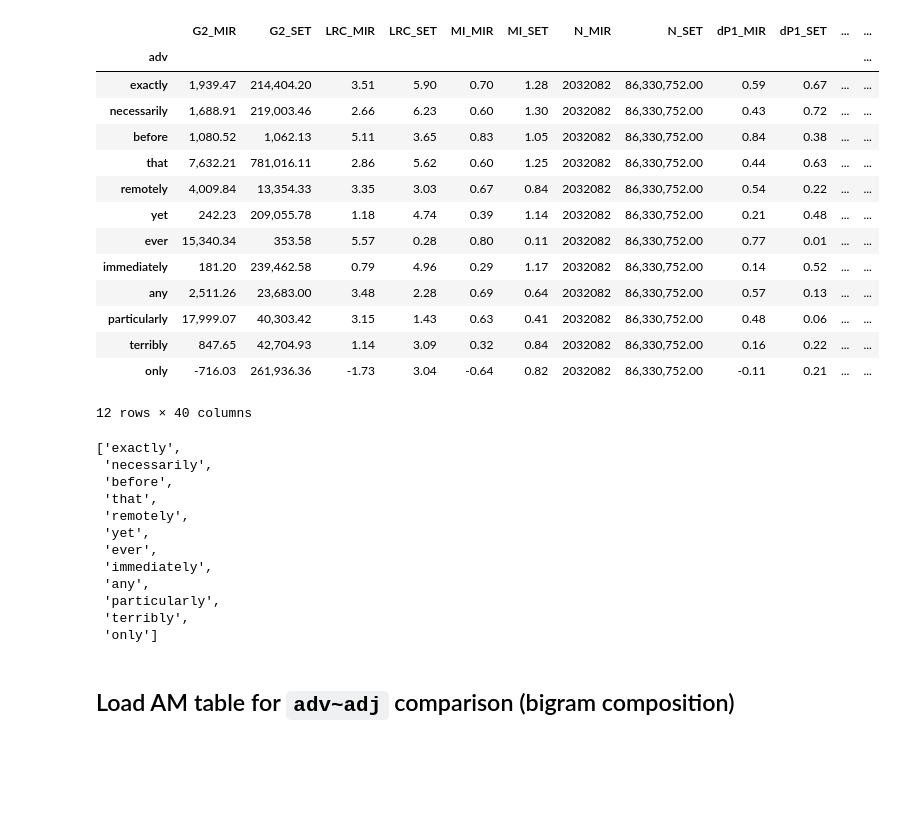
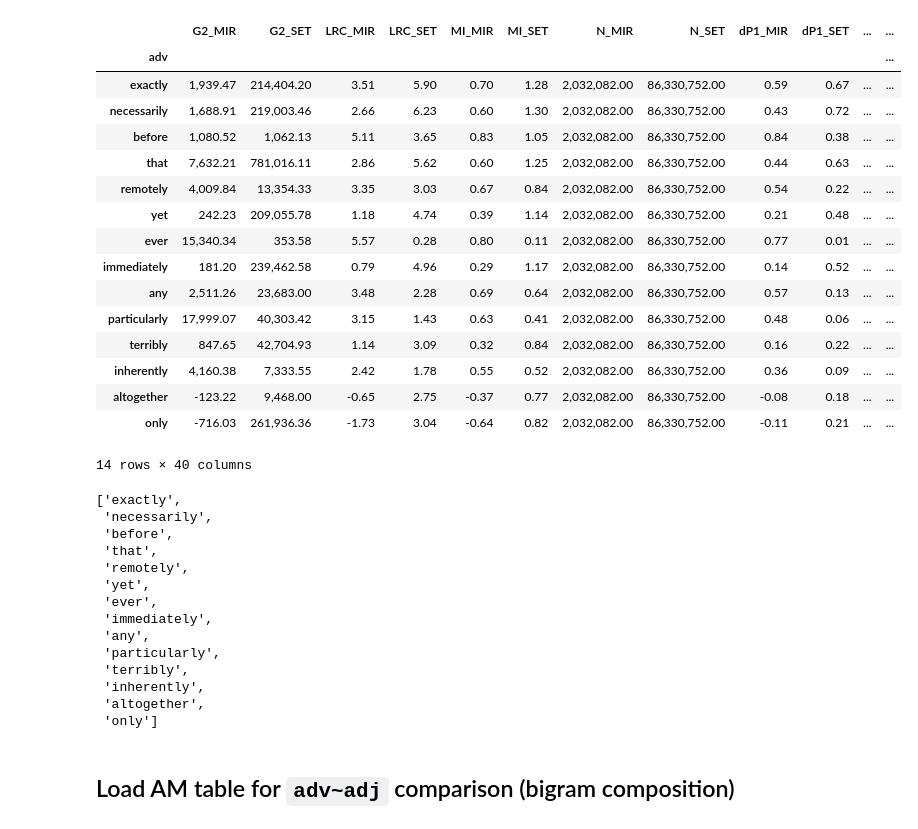
Before and after one commit to AndreaTheLinguist/sanpi, a Jupyter notebook: notebooks/top_NEGadv_bigram-composition.ipynb, the cells around one changed output. Cells and saved outputs as stored; diff of their text form; code cells hidden in the pictures; blank space fills up the shorter version.

```diff
--- a/notebooks/top_NEGadv_bigram-composition.ipynb
+++ b/notebooks/top_NEGadv_bigram-composition.ipynb
@@ -1,43 +1,45 @@
 # %%
 from pathlib import Path
 
 import pandas as pd
 
 from source.utils import POST_PROC_DIR, corners, timestamp_today
 from source.utils.associate import AM_DF_DIR, TOP_AM_DIR, adjust_assoc_columns
 from source.utils.sample import sample_pickle as sp
 
-K=8
-
+K=9
+DATE=timestamp_today()
 FOCUS_ORIG = ['f', 'E11', 'unexpected_f',
               'am_p1_given2', 'conservative_log_ratio',
               'am_log_likelihood', 't_score',
               'mutual_information', 'am_odds_ratio_disc',
               'N', 'f1', 'f2', 'l1', 'l2']
 FOCUS = adjust_assoc_columns(FOCUS_ORIG)
-HITS_SAMPLE_PATH = TOP_AM_DIR.joinpath(f'top8adv_sample-5-hit-tables_2024-05-13.pkl.gz')
+HITS_SAMPLE_PATH = TOP_AM_DIR.joinpath(f'top{K}adv_sample-{K}-hit-tables_{DATE}.pkl.gz')
 pd.set_option("display.float_format", '{:,.2f}'.format)
 pd.set_option("display.max_colwidth", 80)
 adv_am = pd.read_csv(
-    TOP_AM_DIR / 'Top7_NEG-ADV_combined.35f-7c_2024-05-15.csv').set_index('adv')
+    TOP_AM_DIR / f'Top{K}_NEG-ADV_combined.35f-7c_{DATE}.csv').set_index('adv')
 # loaded_cols = adv_am.columns.to_list()
 adv_am
 # %% [output]
 |  | G2_MIR | G2_SET | LRC_MIR | LRC_SET | MI_MIR | MI_SET | N_MIR | N_SET | dP1_MIR | dP1_SET | ... | ... |
 | adv |  |  |  |  |  |  |  |  |  |  |  | ... |
-| exactly | 1,939.47 | 214,404.20 | 3.51 | 5.90 | 0.70 | 1.28 | 2032082 | 86,330,752.00 | 0.59 | 0.67 | ... | ... |
-| necessarily | 1,688.91 | 219,003.46 | 2.66 | 6.23 | 0.60 | 1.30 | 2032082 | 86,330,752.00 | 0.43 | 0.72 | ... | ... |
-| before | 1,080.52 | 1,062.13 | 5.11 | 3.65 | 0.83 | 1.05 | 2032082 | 86,330,752.00 | 0.84 | 0.38 | ... | ... |
-| that | 7,632.21 | 781,016.11 | 2.86 | 5.62 | 0.60 | 1.25 | 2032082 | 86,330,752.00 | 0.44 | 0.63 | ... | ... |
-| remotely | 4,009.84 | 13,354.33 | 3.35 | 3.03 | 0.67 | 0.84 | 2032082 | 86,330,752.00 | 0.54 | 0.22 | ... | ... |
-| yet | 242.23 | 209,055.78 | 1.18 | 4.74 | 0.39 | 1.14 | 2032082 | 86,330,752.00 | 0.21 | 0.48 | ... | ... |
-| ever | 15,340.34 | 353.58 | 5.57 | 0.28 | 0.80 | 0.11 | 2032082 | 86,330,752.00 | 0.77 | 0.01 | ... | ... |
-| immediately | 181.20 | 239,462.58 | 0.79 | 4.96 | 0.29 | 1.17 | 2032082 | 86,330,752.00 | 0.14 | 0.52 | ... | ... |
-| any | 2,511.26 | 23,683.00 | 3.48 | 2.28 | 0.69 | 0.64 | 2032082 | 86,330,752.00 | 0.57 | 0.13 | ... | ... |
-| particularly | 17,999.07 | 40,303.42 | 3.15 | 1.43 | 0.63 | 0.41 | 2032082 | 86,330,752.00 | 0.48 | 0.06 | ... | ... |
-| terribly | 847.65 | 42,704.93 | 1.14 | 3.09 | 0.32 | 0.84 | 2032082 | 86,330,752.00 | 0.16 | 0.22 | ... | ... |
-| only | -716.03 | 261,936.36 | -1.73 | 3.04 | -0.64 | 0.82 | 2032082 | 86,330,752.00 | -0.11 | 0.21 | ... | ... |
+| exactly | 1,939.47 | 214,404.20 | 3.51 | 5.90 | 0.70 | 1.28 | 2,032,082.00 | 86,330,752.00 | 0.59 | 0.67 | ... | ... |
+| necessarily | 1,688.91 | 219,003.46 | 2.66 | 6.23 | 0.60 | 1.30 | 2,032,082.00 | 86,330,752.00 | 0.43 | 0.72 | ... | ... |
+| before | 1,080.52 | 1,062.13 | 5.11 | 3.65 | 0.83 | 1.05 | 2,032,082.00 | 86,330,752.00 | 0.84 | 0.38 | ... | ... |
+| that | 7,632.21 | 781,016.11 | 2.86 | 5.62 | 0.60 | 1.25 | 2,032,082.00 | 86,330,752.00 | 0.44 | 0.63 | ... | ... |
+| remotely | 4,009.84 | 13,354.33 | 3.35 | 3.03 | 0.67 | 0.84 | 2,032,082.00 | 86,330,752.00 | 0.54 | 0.22 | ... | ... |
+| yet | 242.23 | 209,055.78 | 1.18 | 4.74 | 0.39 | 1.14 | 2,032,082.00 | 86,330,752.00 | 0.21 | 0.48 | ... | ... |
+| ever | 15,340.34 | 353.58 | 5.57 | 0.28 | 0.80 | 0.11 | 2,032,082.00 | 86,330,752.00 | 0.77 | 0.01 | ... | ... |
+| immediately | 181.20 | 239,462.58 | 0.79 | 4.96 | 0.29 | 1.17 | 2,032,082.00 | 86,330,752.00 | 0.14 | 0.52 | ... | ... |
+| any | 2,511.26 | 23,683.00 | 3.48 | 2.28 | 0.69 | 0.64 | 2,032,082.00 | 86,330,752.00 | 0.57 | 0.13 | ... | ... |
+| particularly | 17,999.07 | 40,303.42 | 3.15 | 1.43 | 0.63 | 0.41 | 2,032,082.00 | 86,330,752.00 | 0.48 | 0.06 | ... | ... |
+| terribly | 847.65 | 42,704.93 | 1.14 | 3.09 | 0.32 | 0.84 | 2,032,082.00 | 86,330,752.00 | 0.16 | 0.22 | ... | ... |
+| inherently | 4,160.38 | 7,333.55 | 2.42 | 1.78 | 0.55 | 0.52 | 2,032,082.00 | 86,330,752.00 | 0.36 | 0.09 | ... | ... |
+| altogether | -123.22 | 9,468.00 | -0.65 | 2.75 | -0.37 | 0.77 | 2,032,082.00 | 86,330,752.00 | -0.08 | 0.18 | ... | ... |
+| only | -716.03 | 261,936.36 | -1.73 | 3.04 | -0.64 | 0.82 | 2,032,082.00 | 86,330,752.00 | -0.11 | 0.21 | ... | ... |
-12 rows × 40 columns
+14 rows × 40 columns
 # %%
 adv_list = adv_am.index.to_list()
 adv_list
@@ -53,6 +55,8 @@ adv_list
  'any',
  'particularly',
  'terribly',
+ 'inherently',
+ 'altogether',
  'only']
 # %% [markdown]
 ## Load AM table for `adv~adj` comparison (bigram composition)
```
Also changed, not shown: parts of 5 cells of this notebook.
